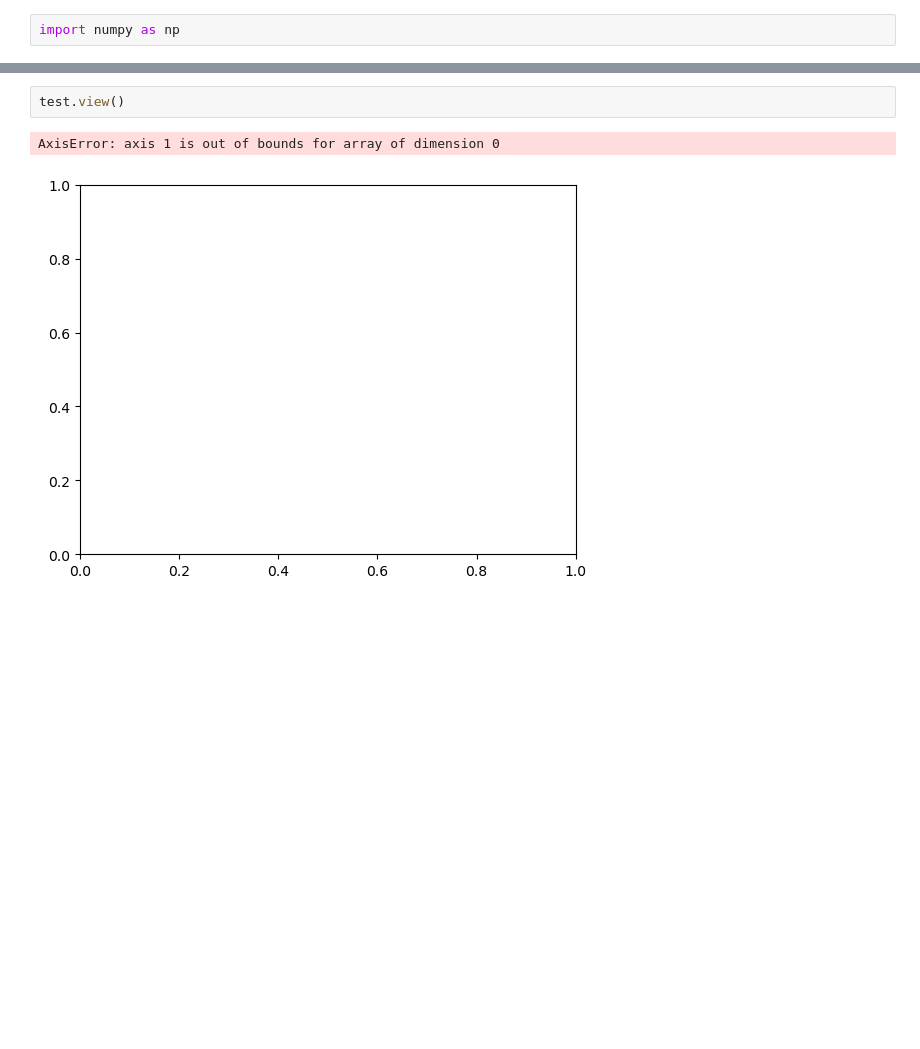
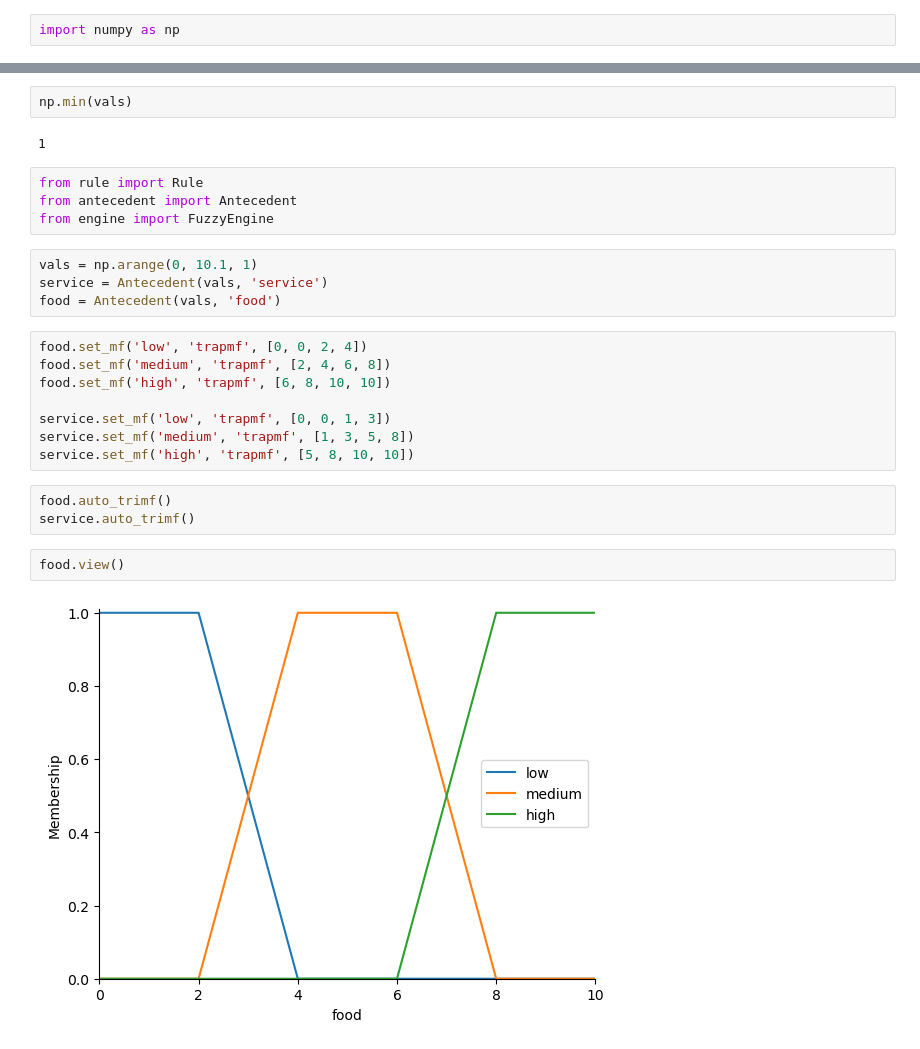
Before and after one commit to DonChaka/MSI, a Jupyter notebook: MyFuzzy/test.ipynb, the cells around one changed output, grey strips where cells are left out. Saved outputs shown, nothing was run; the diff lists cells and outputs as text; blank space fills up the shorter version.

Commit message:
Zrobiony MyFuzzy

```diff
--- a/MyFuzzy/test.ipynb
+++ b/MyFuzzy/test.ipynb
@@ -54,5 +9,27 @@ test.set_mf('poor', 'trimf', [0, 0, 5])
+# %%
+np.min(vals)
+# %% [output]
+1
+# %%
+from rule import Rule
+from antecedent import Antecedent
+from engine import FuzzyEngine
+# %%
+vals = np.arange(0, 10.1, 1)
+service = Antecedent(vals, 'service')
+food = Antecedent(vals, 'food')
+# %%
+food.set_mf('low', 'trapmf', [0, 0, 2, 4])
+food.set_mf('medium', 'trapmf', [2, 4, 6, 8])
+food.set_mf('high', 'trapmf', [6, 8, 10, 10])
+
+service.set_mf('low', 'trapmf', [0, 0, 1, 3])
+service.set_mf('medium', 'trapmf', [1, 3, 5, 8])
+service.set_mf('high', 'trapmf', [5, 8, 10, 10])
+# %%
+food.auto_trimf()
+service.auto_trimf()
 # %%
-test.view()
+food.view()
 # %% [output]
-AxisError: axis 1 is out of bounds for array of dimension 0
-[figure, old version]
+[figure, new version]
```
Also changed, not shown: parts of 11 cells of this notebook, 5 other files.
